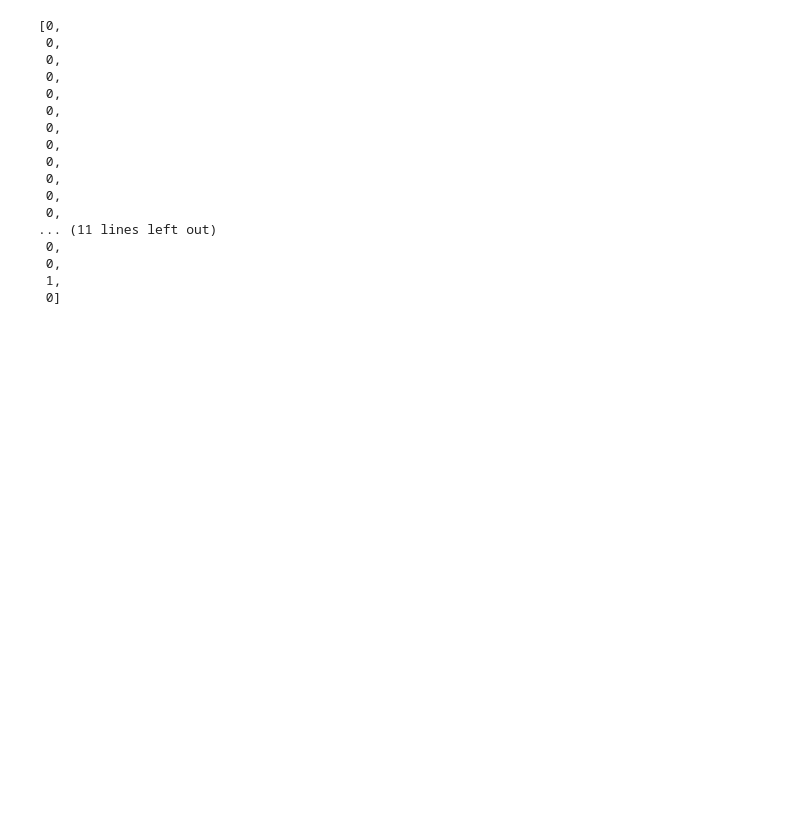
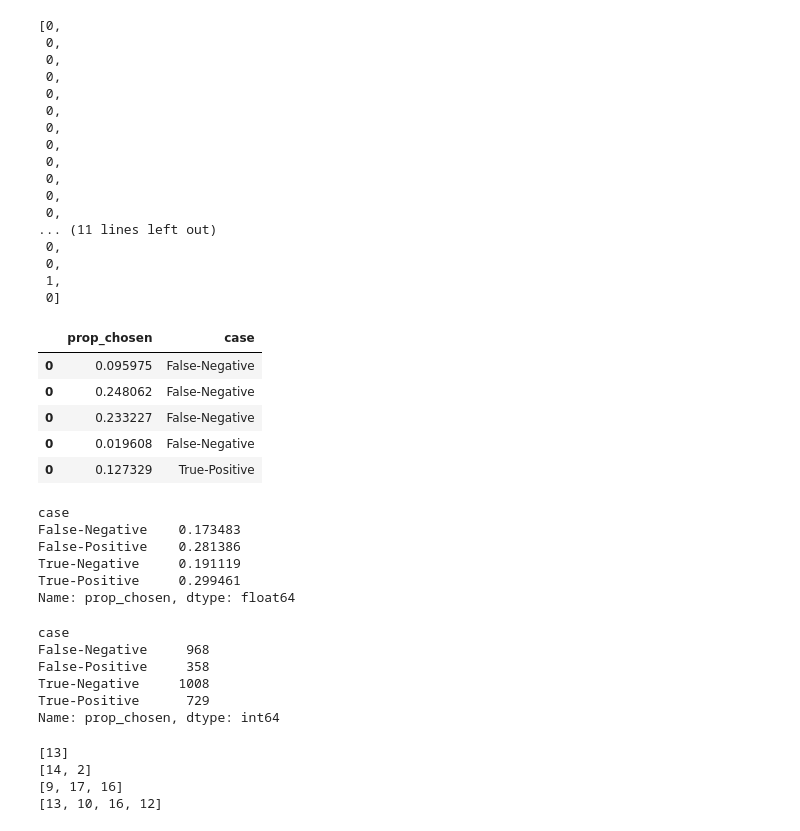
Before and after one commit to bestpredicts/NLP_Projects, a Jupyter notebook: OxLegalReasoning/exploring_rationales.ipynb, the cells around one changed output. Cells and saved outputs as stored; diff of their text form; code cells hidden in the pictures; blank space fills up the shorter version.

```diff
--- a/OxLegalReasoning/exploring_rationales.ipynb
+++ b/OxLegalReasoning/exploring_rationales.ipynb
@@ -596,3 +632,34 @@ sp_bool
  0,
  1,
  0]
+# %%
+from scipy import stats
+
+chosen_stats = rationales_df[["prop_chosen","case"]]
+# %%
+chosen_stats.head()
+# %% [output]
+|  | prop_chosen | case |
+| 0 | 0.095975 | False-Negative |
+| 0 | 0.248062 | False-Negative |
+| 0 | 0.233227 | False-Negative |
+| 0 | 0.019608 | False-Negative |
+| 0 | 0.127329 | True-Positive |
+# %%
+chosen_stats.groupby("case")["prop_chosen"].mean()
+# %% [output]
+case
+False-Negative    0.173483
+False-Positive    0.281386
+True-Negative     0.191119
+True-Positive     0.299461
+Name: prop_chosen, dtype: float64
+# %%
+chosen_stats.groupby("case")["prop_chosen"].count()
+# %% [output]
+case
+False-Negative     968
+False-Positive     358
+True-Negative     1008
+True-Positive      729
+Name: prop_chosen, dtype: int64
@@ -598,0 +668,11 @@ sp_bool
+# %%
+>>> import random
+>>> random.seed(0)
+>>> data = [[random.randint(1, 20) for _ in range(size)] for size in range(1, 5)]
+>>> for sample in data:
+...     print(sample)
+# %% [output]
+[13]
+[14, 2]
+[9, 17, 16]
+[13, 10, 16, 12]
```
Also changed, not shown: parts of 12 cells of this notebook, 11 other files.
